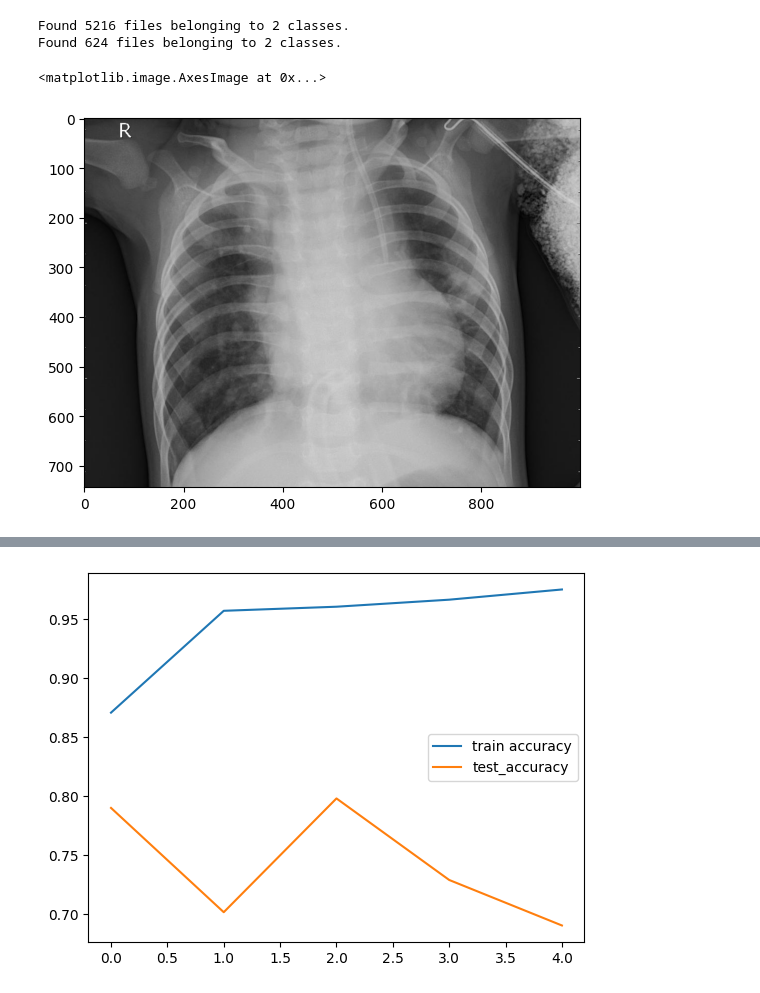
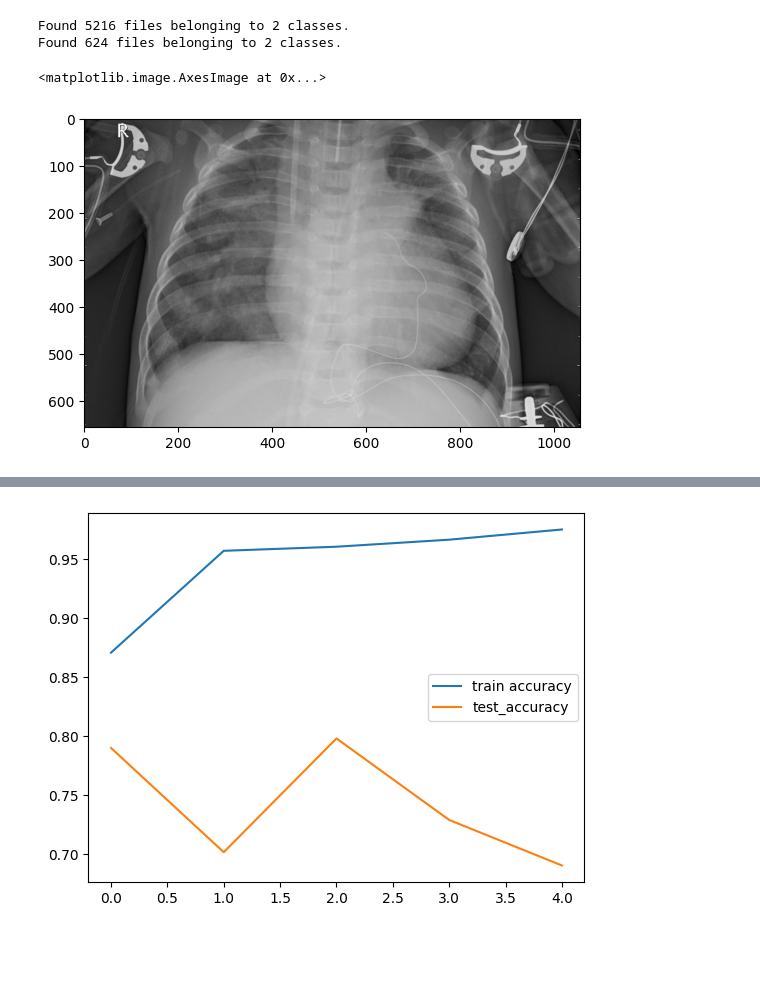
Before and after one commit to forbiddenvelocity/pneumonia-ai, a Jupyter notebook: Pnuemonia_Detection.ipynb, the cells around one changed output, grey strips where cells are left out. Drawn from its saved outputs; the diff is of its cells as text; code cells hidden in the pictures; blank space fills up the shorter version.

```diff
--- a/Pnuemonia_Detection.ipynb
+++ b/Pnuemonia_Detection.ipynb
@@ -53,13 +53,14 @@ img1 = cv2.imread('/content/chest_xray/test/NORMAL/IM-0005-0001.jpeg')
 img2 =cv2.imread('/content/chest_xray/test/NORMAL/IM-0015-0001.jpeg')
 img3 = cv2.imread('/content/chest_xray/test/PNEUMONIA/person100_bacteria_479.jpeg')
 img4 = cv2.imread('/content/chest_xray/test/PNEUMONIA/person103_bacteria_489.jpeg')
+img5 = cv2.imread('/content/chest_xray/train/PNEUMONIA/person1029_bacteria_2961.jpeg')
 
 list = [img1, img2, img3, img4]
 # %%
-plt.imshow(img4)
+plt.imshow(img5)
 # %% [output]
 <matplotlib.image.AxesImage at 0x...>
-[figure, old version]
+[figure, new version]
 # %%
 model = Sequential([
     Conv2D(32, 3, input_shape=(100,100,3), activation='relu'),
```
Also changed, not shown: parts of 4 cells of this notebook.
